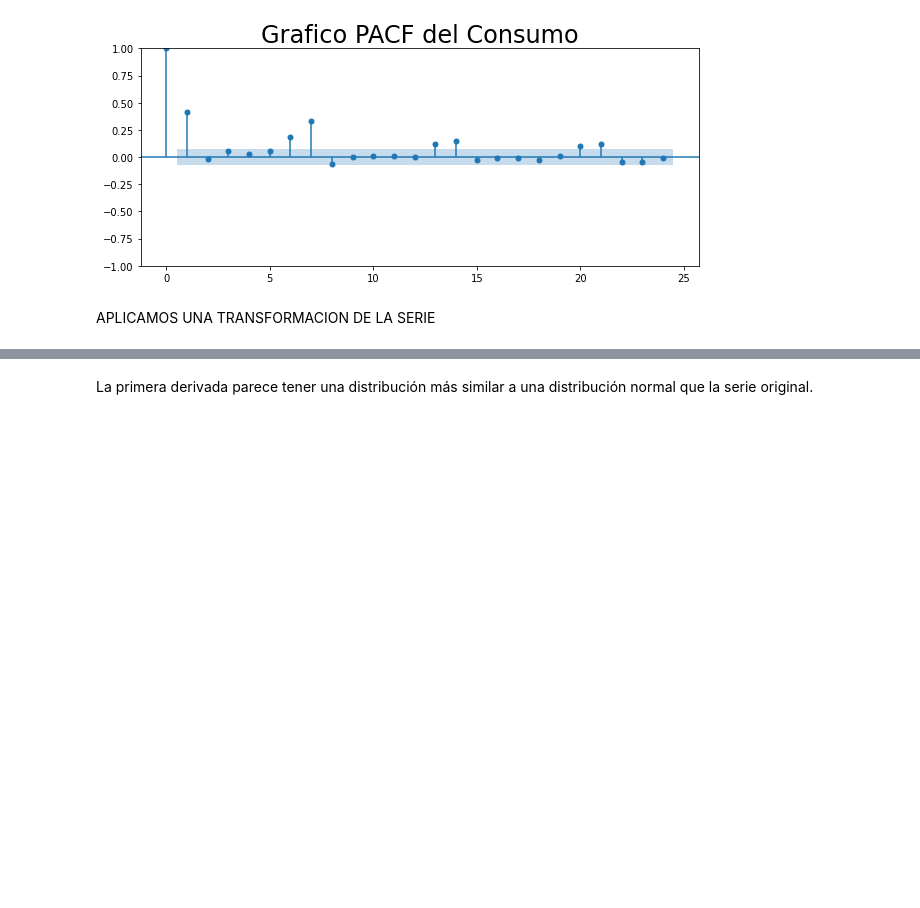
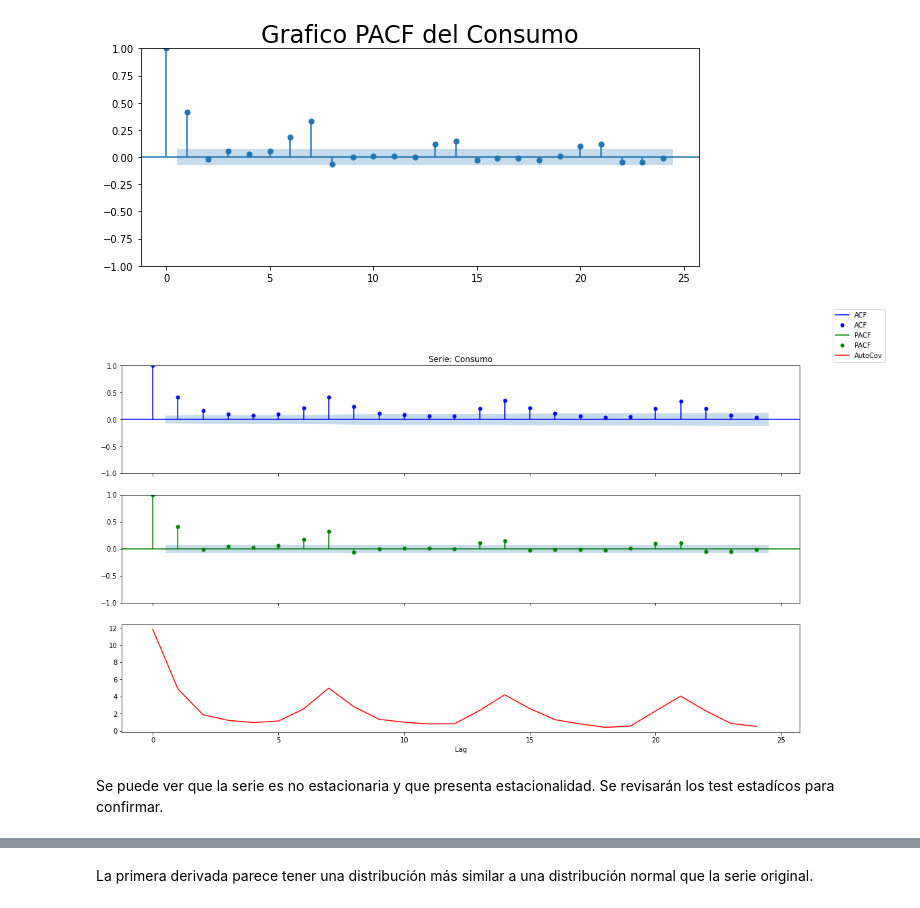
Before and after one commit to rstvz90/AST_G4, a Jupyter notebook: TP_G4_Consumo.ipynb, the cells around one changed output, grey strips where cells are left out. Saved outputs shown, nothing was run; the diff lists cells and outputs as text; code cells hidden in the pictures; blank space fills up the shorter version.

```diff
--- a/TP_G4_Consumo.ipynb
+++ b/TP_G4_Consumo.ipynb
@@ -415,5 +423,22 @@ plt.title("Grafico PACF del Consumo", size= 24)
 plt.show()
 # %% [output]
 [figure]
-# %% [markdown]
-APLICAMOS UNA TRANSFORMACION DE LA SERIE
+# %%
+## Función para dibujar juntos FAS: autocovarianzas; FAC (autocorrelacion ) y FACP (autocorrelación parcial)
+def autocov_autocorr_1serie(serie_r, nrol= 75 , titulo_1 = 'Serie: Consumo'):
+  p1, axes=plt.subplots(3,1,figsize=(18,10),sharex=True, sharey=False )
+  axes[2].set_xlabel('Lag')
+
+  plot_acf(serie_r, lags=nrol, ax= axes[0], color='blue', label="ACF", vlines_kwargs={"colors":'blue'}, title=titulo_1)
+  plot_pacf(serie_r, lags=nrol, ax= axes[1], color='green', label="PACF", vlines_kwargs={"colors":'green'}, title='', method='ywm')
+  axes[2].plot(tsa.acovf(serie_r,fft=False, nlag=nrol), color='r', label='AutoCov')
+
+
+  p1.legend()
+  plt.show()
+# %%
+autocov_autocorr_1serie(df_consumo.Consumo,24)
+# %% [output]
+[figure, added]
+# %% [markdown]
+Se puede ver que la serie es no estacionaria y que presenta estacionalidad. Se revisarán los test estadícos para confirmar.
```
Also changed, not shown: parts of 132 cells of this notebook.
